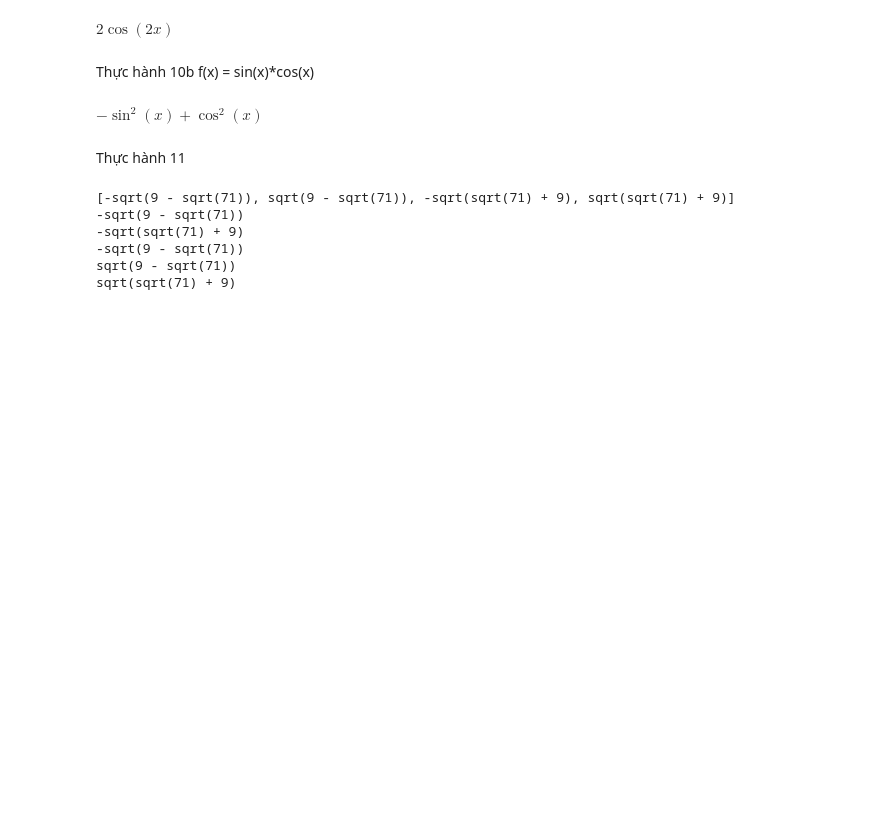
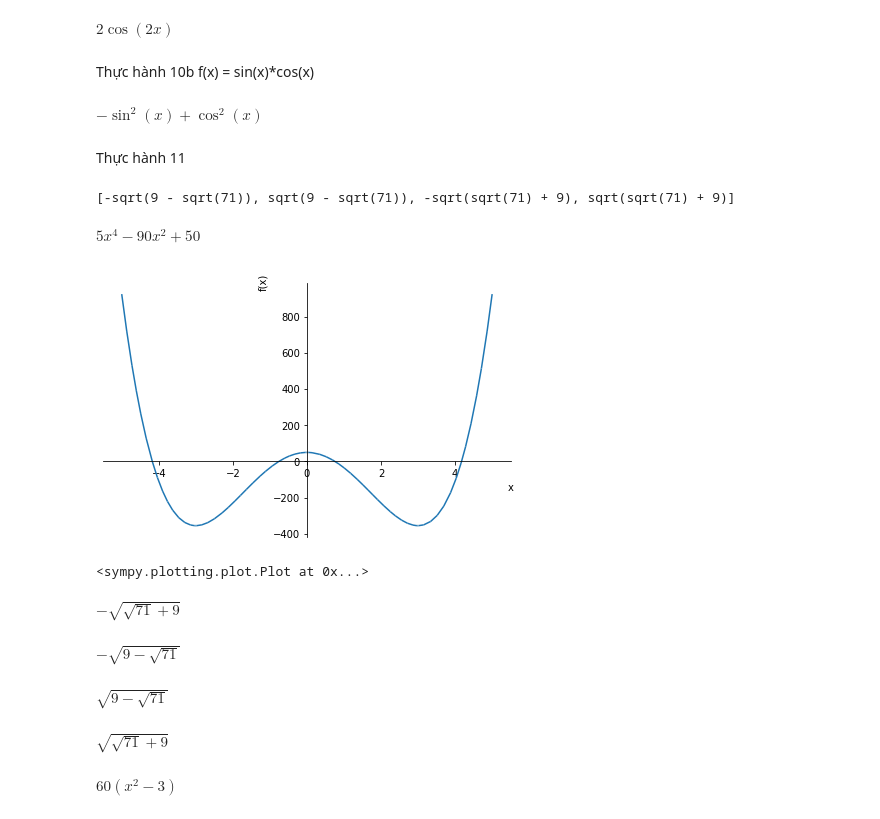
Before and after one commit to gnasche-2003/thuchanhtoancp, a Jupyter notebook: Buổi_2.ipynb, the cells around one changed output. Drawn from its saved outputs; the diff is of its cells as text; code cells hidden in the pictures; blank space fills up the shorter version.

```diff
--- a/Buổi_2.ipynb
+++ b/Buổi_2.ipynb
@@ -193,21 +193,32 @@ f = x**5 - 30*x**3 + 50*x
 d1 = Derivative(f,x).doit()
 cuctri = solve(d1)
 print(cuctri)
-
-A = cuctri[0]
-print(A)
-A = cuctri[2]
-print(A)
-B = cuctri[0]
-print(B)
-C = cuctri[1]
-print(C)
-D = cuctri[3]
-print(D)
 # %% [output]
 [-sqrt(9 - sqrt(71)), sqrt(9 - sqrt(71)), -sqrt(sqrt(71) + 9), sqrt(sqrt(71) + 9)]
--sqrt(9 - sqrt(71))
--sqrt(sqrt(71) + 9)
--sqrt(9 - sqrt(71))
-sqrt(9 - sqrt(71))
-sqrt(sqrt(71) + 9)
+# %%
+d1
+# %% [output]
+$\displaystyle 5 x^{4} - 90 x^{2} + 50$
+# %%
+import sympy
+sympy.plot(d1,(x,-5,5))
+# %% [output]
+[figure, added]
+<sympy.plotting.plot.Plot at 0x...>
+# %%
+A
+# %% [output]
+$\displaystyle - \sqrt{\sqrt{71} + 9}$
+# %%
+B
+# %% [output]
+$\displaystyle - \sqrt{9 - \sqrt{71}}$
+# %%
+C = cuctri[1]
+C
+# %% [output]
+$\displaystyle \sqrt{9 - \sqrt{71}}$
+# %%
+D
+# %% [output]
+$\displaystyle \sqrt{\sqrt{71} + 9}$
@@ -213,0 +227,4 @@ sqrt(sqrt(71) + 9)
+# %%
+d2
+# %% [output]
+$\displaystyle 60 \left(x^{2} - 3\right)$
```
Also changed, not shown: parts of 22 cells of this notebook.
